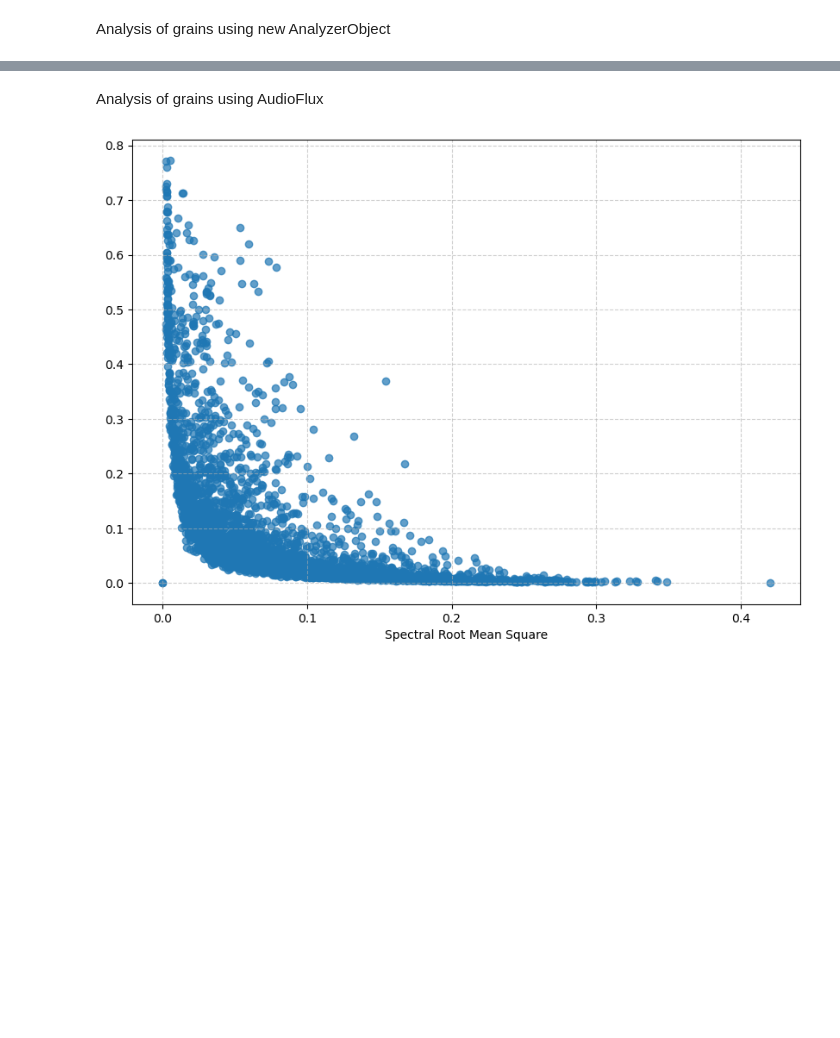
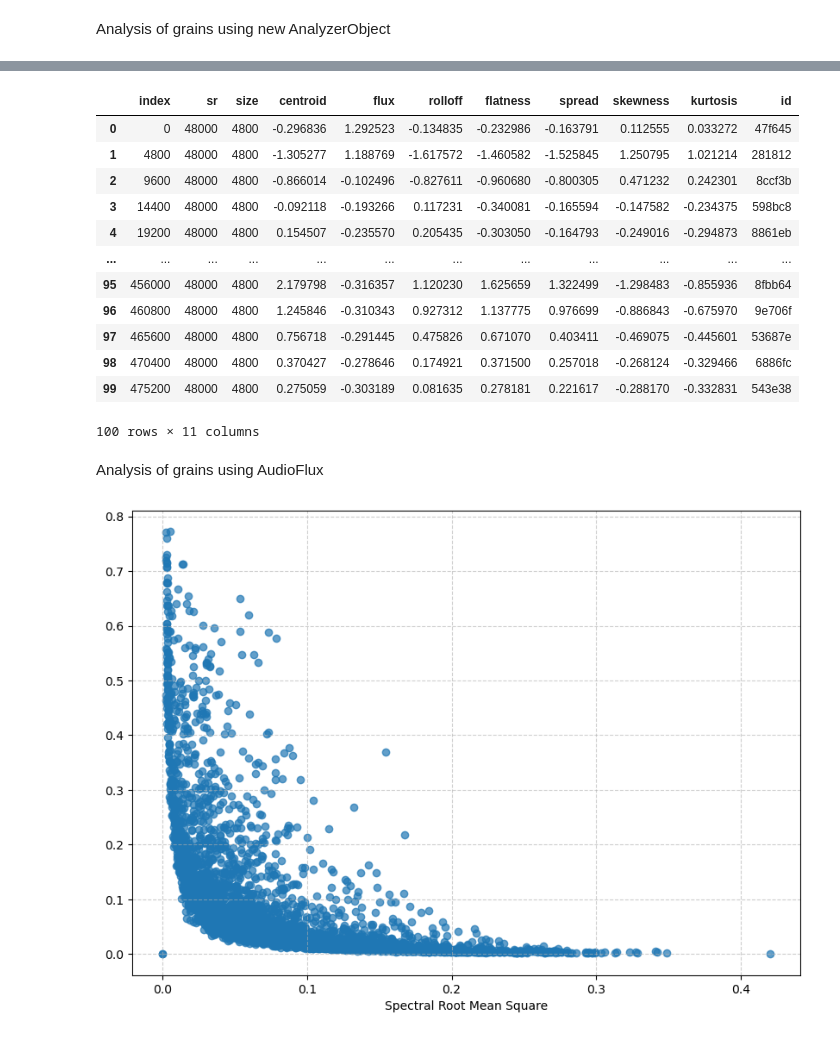
Before and after one commit to HippolyteLC/Foundmusic, a Jupyter notebook: src/grains/6_grain_analysis.ipynb, the cells around one changed output, grey strips where cells are left out. Cells and saved outputs as stored; diff of their text form; code cells hidden in the pictures; blank space fills up the shorter version.

Commit message:
added scaling before PCA setup

```diff
--- a/src/grains/6_grain_analysis.ipynb
+++ b/src/grains/6_grain_analysis.ipynb
@@ -16,4 +17,8 @@ sr = 48000
 analyzer = analysis.AnalyzerObject(path, sr)
 grain_duration = 0.1
 analyzer.compute_grain_descriptors(grain_duration)
+
+df_loaded = pd.read_csv("..\..\corpus\\test_sample_1\metadatabad19egrain_metadata.csv")
+loaded_data = df_loaded.to_dict(orient="records")
+loaded_data
 # %% [output]
@@ -28,0 +49,22 @@ TypeError: 'list' object cannot be interpreted as an integer
+# %%
+# scaling values before PCA is necessary so that larger non-centered values do not dominate.
+from sklearn.preprocessing import StandardScaler
+scaler = StandardScaler()
+df_descriptors_to_scale = df_loaded.iloc[:,3 :10]
+df_loaded.iloc[:,3 :10] = scaler.fit_transform(df_descriptors_to_scale)
+# df_loaded[df_descriptors_to_scale]
+df_loaded
+# %% [output]
+|  | index | sr | size | centroid | flux | rolloff | flatness | spread | skewness | kurtosis | id |
+| 0 | 0 | 48000 | 4800 | -0.296836 | 1.292523 | -0.134835 | -0.232986 | -0.163791 | 0.112555 | 0.033272 | 47f645 |
+| 1 | 4800 | 48000 | 4800 | -1.305277 | 1.188769 | -1.617572 | -1.460582 | -1.525845 | 1.250795 | 1.021214 | 281812 |
+| 2 | 9600 | 48000 | 4800 | -0.866014 | -0.102496 | -0.827611 | -0.960680 | -0.800305 | 0.471232 | 0.242301 | 8ccf3b |
+| 3 | 14400 | 48000 | 4800 | -0.092118 | -0.193266 | 0.117231 | -0.340081 | -0.165594 | -0.147582 | -0.234375 | 598bc8 |
+| 4 | 19200 | 48000 | 4800 | 0.154507 | -0.235570 | 0.205435 | -0.303050 | -0.164793 | -0.249016 | -0.294873 | 8861eb |
+| ... | ... | ... | ... | ... | ... | ... | ... | ... | ... | ... | ... |
+| 95 | 456000 | 48000 | 4800 | 2.179798 | -0.316357 | 1.120230 | 1.625659 | 1.322499 | -1.298483 | -0.855936 | 8fbb64 |
+| 96 | 460800 | 48000 | 4800 | 1.245846 | -0.310343 | 0.927312 | 1.137775 | 0.976699 | -0.886843 | -0.675970 | 9e706f |
+| 97 | 465600 | 48000 | 4800 | 0.756718 | -0.291445 | 0.475826 | 0.671070 | 0.403411 | -0.469075 | -0.445601 | 53687e |
+| 98 | 470400 | 48000 | 4800 | 0.370427 | -0.278646 | 0.174921 | 0.371500 | 0.257018 | -0.268124 | -0.329466 | 6886fc |
+| 99 | 475200 | 48000 | 4800 | 0.275059 | -0.303189 | 0.081635 | 0.278181 | 0.221617 | -0.288170 | -0.332831 | 543e38 |
+100 rows × 11 columns
```
Also changed, not shown: parts of 3 cells of this notebook, 1 other file.
